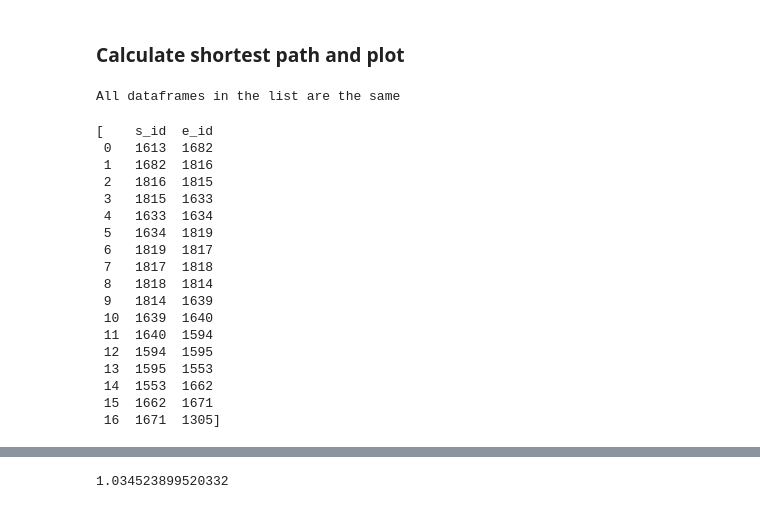
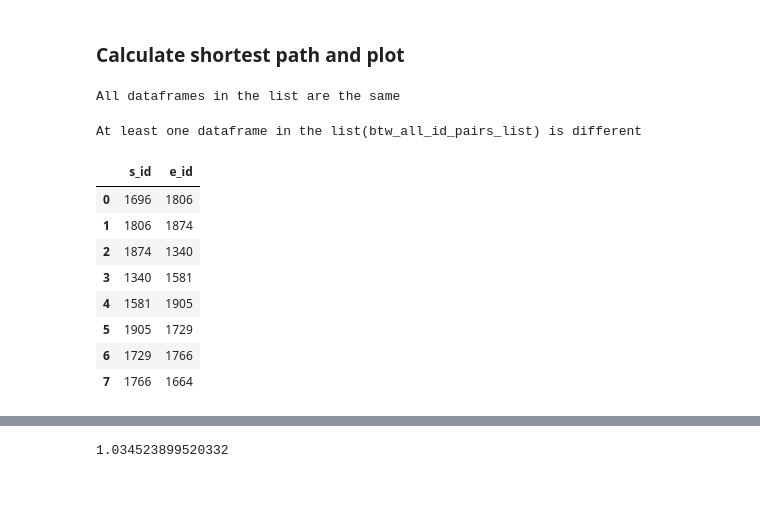
Before and after one commit to SYuGao/uvmt, a Jupyter notebook: notebooks/transfer1_tram_amsterdam.ipynb, the cells around one changed output, grey strips where cells are left out. Saved outputs shown, nothing was run; the diff lists cells and outputs as text; code cells hidden in the pictures.

```diff
--- a/notebooks/transfer1_tram_amsterdam.ipynb
+++ b/notebooks/transfer1_tram_amsterdam.ipynb
@@ -441,0 +388,3 @@ btw_stations_each_way_list
+# %%
+all_stations_on_matched_routes_dfs_t_e = all_stations_on_matched_routes(t_e_same_routes_df,city_tram_routes,t_station_node,end_node,city_tram_order_route_dict)
+all_stations_on_matched_routes_dfs_t_e
@@ -441,0 +409,3 @@ btw_stations_each_way_list
+# %%
+btw_stations_each_way_list_t_e = btw_stations_each_way_list(t_station_node,end_node,all_stations_on_matched_routes_dfs_t_e)
+btw_stations_each_way_list_t_e
@@ -444,4 +449,4 @@ btw_stations_each_way_list
 # %%
-btw_all_id_pairs_list = btw_all_ids_pairs(btw_stations_each_way_list,city_tram_new_nodes)
-btw_all_id_pairs_list
+btw_all_id_pairs_list_t_e = btw_all_ids_pairs(btw_stations_each_way_list_t_e,city_tram_new_nodes)
+btw_all_id_pairs_list_t_e
 # %% [output]
@@ -466,30 +471,25 @@ btw_all_id_pairs_list
 # %% [markdown]
 ### Calculate shortest path and plot
+# %%
+btw_all_id_pairs_list_unique_s_t = drop_df_in_list(btw_all_id_pairs_list_s_t)
+# %% [output]
+All dataframes in the list are the same
 # %%
-btw_all_id_pairs_list_unique = drop_df_in_list(btw_all_id_pairs_list)
+btw_all_id_pairs_list_unique_t_e = drop_df_in_list(btw_all_id_pairs_list_t_e)
 # %% [output]
-All dataframes in the list are the same
+At least one dataframe in the list(btw_all_id_pairs_list) is different
 # %%
-btw_all_id_pairs_list_unique
+btw_all_id_pairs_list_unique_t_e[0]
 # %% [output]
-[    s_id  e_id
- 0   1613  1682
- 1   1682  1816
- 2   1816  1815
- 3   1815  1633
- 4   1633  1634
- 5   1634  1819
- 6   1819  1817
- 7   1817  1818
- 8   1818  1814
- 9   1814  1639
- 10  1639  1640
- 11  1640  1594
- 12  1594  1595
- 13  1595  1553
- 14  1553  1662
- 15  1662  1671
- 16  1671  1305]
+|  | s_id | e_id |
+| 0 | 1696 | 1806 |
+| 1 | 1806 | 1874 |
+| 2 | 1874 | 1340 |
+| 3 | 1340 | 1581 |
+| 4 | 1581 | 1905 |
+| 5 | 1905 | 1729 |
+| 6 | 1729 | 1766 |
+| 7 | 1766 | 1664 |
 # %%
 G = create_ground_graph(edges, nodes)
 # %%
```
Also changed, not shown: parts of 36 cells of this notebook, 16 other files.
